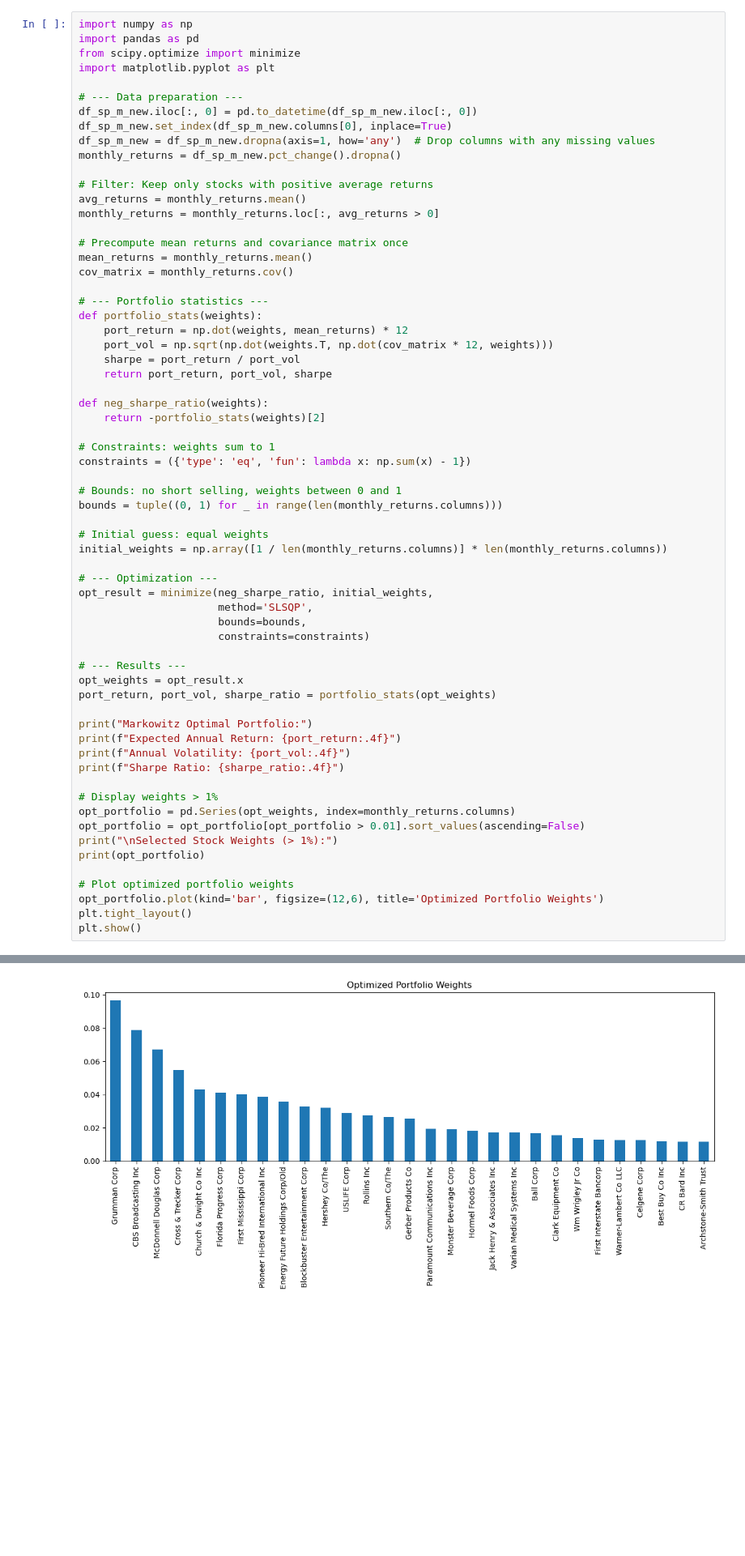
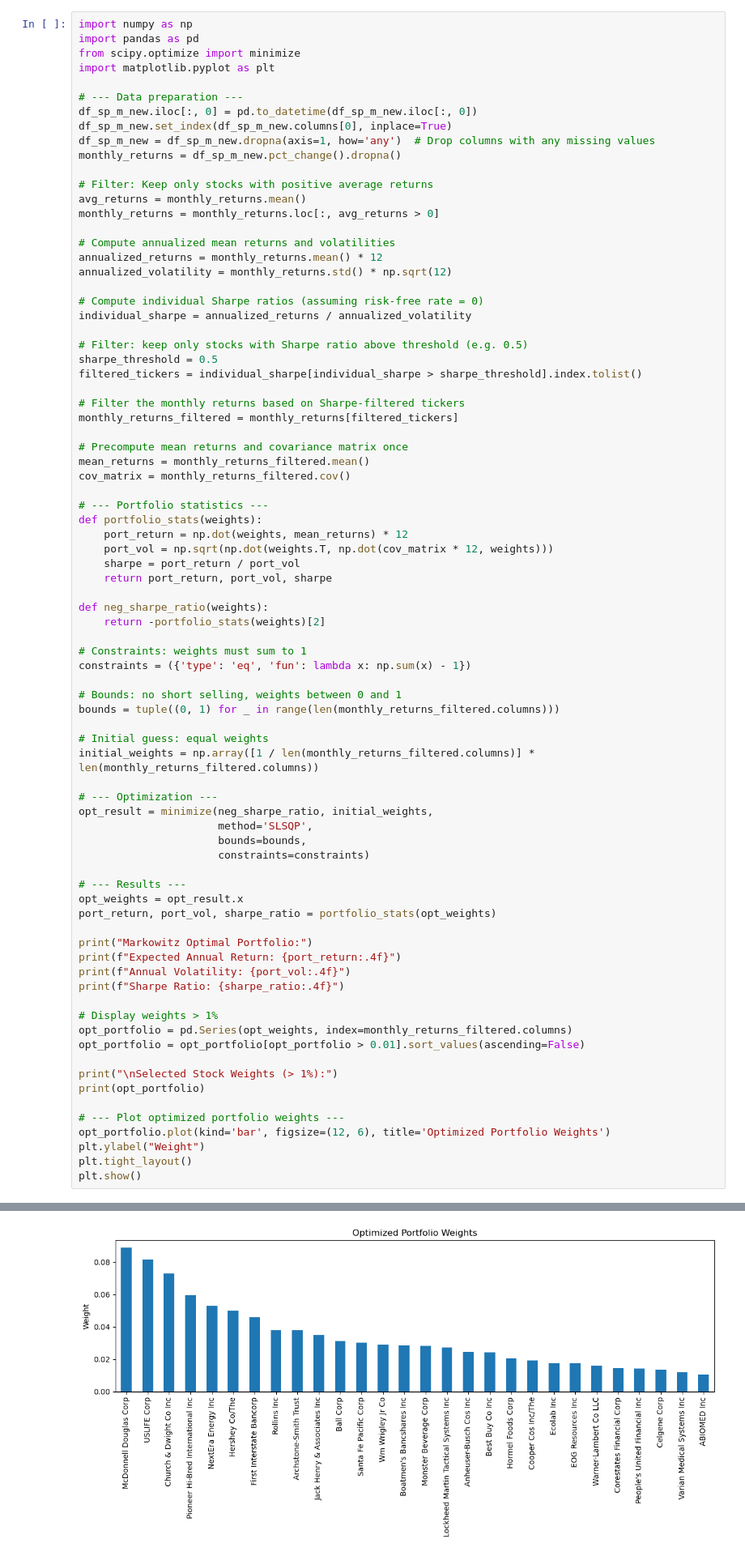
Before and after one commit to LucreziaPenati/Financial-Market-Analytics-Project, a Jupyter notebook: Python_scripts/momentum_investing.ipynb, the cells around one changed output, grey strips where cells are left out. Shown at 81% size. Saved outputs shown, nothing was run; the diff lists cells and outputs as text; blank space fills up the shorter version.

```diff
--- a/Python_scripts/momentum_investing.ipynb
+++ b/Python_scripts/momentum_investing.ipynb
@@ -192,9 +192,23 @@ monthly_returns = df_sp_m_new.pct_change().dropna()
 avg_returns = monthly_returns.mean()
 monthly_returns = monthly_returns.loc[:, avg_returns > 0]
 
+# Compute annualized mean returns and volatilities
+annualized_returns = monthly_returns.mean() * 12
+annualized_volatility = monthly_returns.std() * np.sqrt(12)
+
+# Compute individual Sharpe ratios (assuming risk-free rate = 0)
+individual_sharpe = annualized_returns / annualized_volatility
+
+# Filter: keep only stocks with Sharpe ratio above threshold (e.g. 0.5)
+sharpe_threshold = 0.5
+filtered_tickers = individual_sharpe[individual_sharpe > sharpe_threshold].index.tolist()
+
+# Filter the monthly returns based on Sharpe-filtered tickers
+monthly_returns_filtered = monthly_returns[filtered_tickers]
+
 # Precompute mean returns and covariance matrix once
-mean_returns = monthly_returns.mean()
-cov_matrix = monthly_returns.cov()
+mean_returns = monthly_returns_filtered.mean()
+cov_matrix = monthly_returns_filtered.cov()
 
 # --- Portfolio statistics ---
 def portfolio_stats(weights):
@@ -206,14 +220,14 @@ def portfolio_stats(weights):
 def neg_sharpe_ratio(weights):
     return -portfolio_stats(weights)[2]
 
-# Constraints: weights sum to 1
+# Constraints: weights must sum to 1
 constraints = ({'type': 'eq', 'fun': lambda x: np.sum(x) - 1})
 
 # Bounds: no short selling, weights between 0 and 1
-bounds = tuple((0, 1) for _ in range(len(monthly_returns.columns)))
+bounds = tuple((0, 1) for _ in range(len(monthly_returns_filtered.columns)))
 
 # Initial guess: equal weights
-initial_weights = np.array([1 / len(monthly_returns.columns)] * len(monthly_returns.columns))
+initial_weights = np.array([1 / len(monthly_returns_filtered.columns)] * len(monthly_returns_filtered.columns))
 
 # --- Optimization ---
 opt_result = minimize(neg_sharpe_ratio, initial_weights,
@@ -231,13 +245,15 @@ print(f"Annual Volatility: {port_vol:.4f}")
 print(f"Sharpe Ratio: {sharpe_ratio:.4f}")
 
 # Display weights > 1%
-opt_portfolio = pd.Series(opt_weights, index=monthly_returns.columns)
+opt_portfolio = pd.Series(opt_weights, index=monthly_returns_filtered.columns)
 opt_portfolio = opt_portfolio[opt_portfolio > 0.01].sort_values(ascending=False)
+
 print("\nSelected Stock Weights (> 1%):")
 print(opt_portfolio)
 
-# Plot optimized portfolio weights
-opt_portfolio.plot(kind='bar', figsize=(12,6), title='Optimized Portfolio Weights')
+# --- Plot optimized portfolio weights ---
+opt_portfolio.plot(kind='bar', figsize=(12, 6), title='Optimized Portfolio Weights')
+plt.ylabel("Weight")
 plt.tight_layout()
 plt.show()
 # %% [output]
@@ -260,5 +276,5 @@ Archstone-Smith Trust                0.011576
 dtype: float64
-[figure, old version]
+[figure, new version]
 # %%
 print(opt_portfolio.sum())  # should be close to 1, possibly a bit less due to filtering >1%
 print(opt_weights.sum())
```
Also changed, not shown: parts of 6 cells of this notebook.
